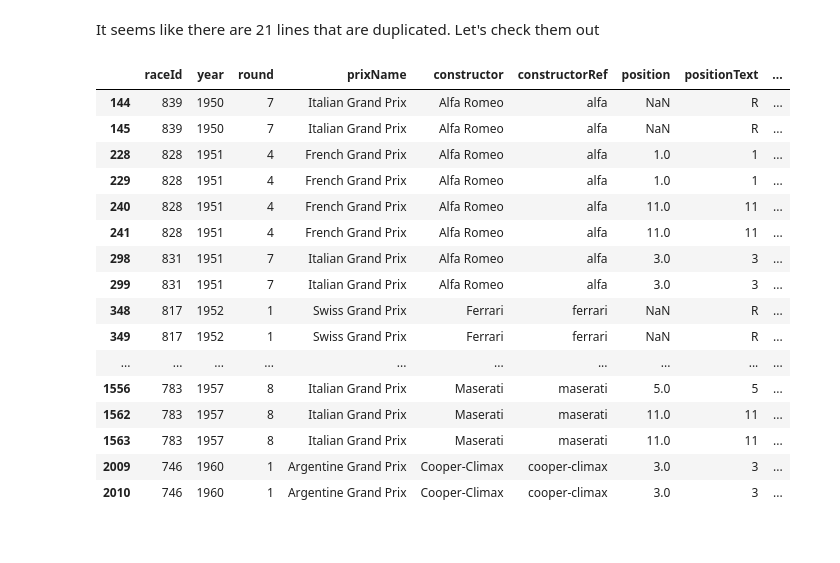
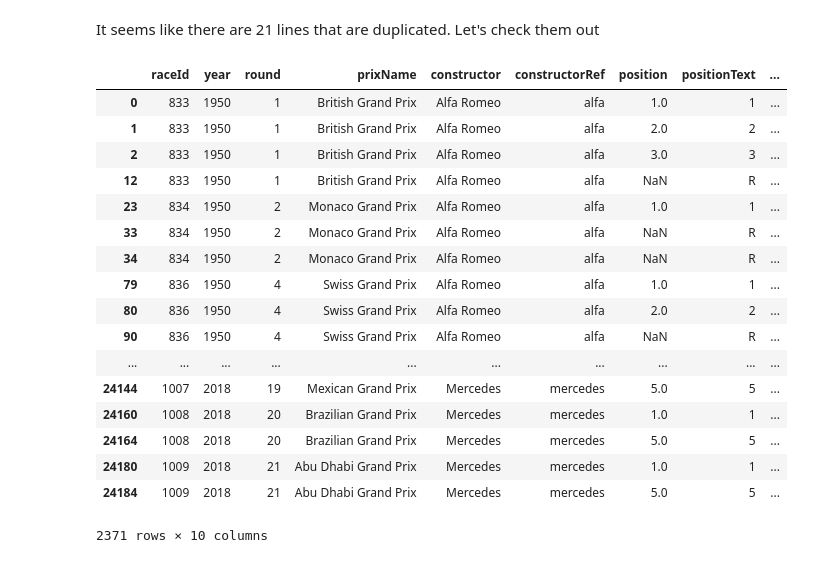
Before and after one commit to lennymd/formulaOne, a Jupyter notebook: analysis/notebooks/00-cleaning-data.ipynb, the cells around one changed output. Cells and saved outputs as stored; diff of their text form; code cells hidden in the pictures.

```diff
--- a/analysis/notebooks/00-cleaning-data.ipynb
+++ b/analysis/notebooks/00-cleaning-data.ipynb
@@ -553,23 +553,24 @@ It seems like there are 21 lines that are duplicated. Let's check them out
 a = master_slice_noDriver
 # %%
 a["Duplicate"] = a.duplicated(keep=False).map({True:'Yes', False:'No'})
-# %%
-b = a
-# %% [output]
-|  | raceId | year | round | prixName | constructor | constructorRef | position | positionText | ... |
-| 144 | 839 | 1950 | 7 | Italian Grand Prix | Alfa Romeo | alfa | NaN | R | ... |
-| 145 | 839 | 1950 | 7 | Italian Grand Prix | Alfa Romeo | alfa | NaN | R | ... |
-| 228 | 828 | 1951 | 4 | French Grand Prix | Alfa Romeo | alfa | 1.0 | 1 | ... |
-| 229 | 828 | 1951 | 4 | French Grand Prix | Alfa Romeo | alfa | 1.0 | 1 | ... |
-| 240 | 828 | 1951 | 4 | French Grand Prix | Alfa Romeo | alfa | 11.0 | 11 | ... |
-| 241 | 828 | 1951 | 4 | French Grand Prix | Alfa Romeo | alfa | 11.0 | 11 | ... |
-| 298 | 831 | 1951 | 7 | Italian Grand Prix | Alfa Romeo | alfa | 3.0 | 3 | ... |
-| 299 | 831 | 1951 | 7 | Italian Grand Prix | Alfa Romeo | alfa | 3.0 | 3 | ... |
-| 348 | 817 | 1952 | 1 | Swiss Grand Prix | Ferrari | ferrari | NaN | R | ... |
-| 349 | 817 | 1952 | 1 | Swiss Grand Prix | Ferrari | ferrari | NaN | R | ... |
-| ... | ... | ... | ... | ... | ... | ... | ... | ... | ... |
-| 1556 | 783 | 1957 | 8 | Italian Grand Prix | Maserati | maserati | 5.0 | 5 | ... |
-| 1562 | 783 | 1957 | 8 | Italian Grand Prix | Maserati | maserati | 11.0 | 11 | ... |
-| 1563 | 783 | 1957 | 8 | Italian Grand Prix | Maserati | maserati | 11.0 | 11 | ... |
-| 2009 | 746 | 1960 | 1 | Argentine Grand Prix | Cooper-Climax | cooper-climax | 3.0 | 3 | ... |
-| 2010 | 746 | 1960 | 1 | Argentine Grand Prix | Cooper-Climax | cooper-climax | 3.0 | 3 | ... |
+# %%
+a
+# %% [output]
+|  | raceId | year | round | prixName | constructor | constructorRef | position | positionText | ... |
+| 0 | 833 | 1950 | 1 | British Grand Prix | Alfa Romeo | alfa | 1.0 | 1 | ... |
+| 1 | 833 | 1950 | 1 | British Grand Prix | Alfa Romeo | alfa | 2.0 | 2 | ... |
+| 2 | 833 | 1950 | 1 | British Grand Prix | Alfa Romeo | alfa | 3.0 | 3 | ... |
+| 12 | 833 | 1950 | 1 | British Grand Prix | Alfa Romeo | alfa | NaN | R | ... |
+| 23 | 834 | 1950 | 2 | Monaco Grand Prix | Alfa Romeo | alfa | 1.0 | 1 | ... |
+| 33 | 834 | 1950 | 2 | Monaco Grand Prix | Alfa Romeo | alfa | NaN | R | ... |
+| 34 | 834 | 1950 | 2 | Monaco Grand Prix | Alfa Romeo | alfa | NaN | R | ... |
+| 79 | 836 | 1950 | 4 | Swiss Grand Prix | Alfa Romeo | alfa | 1.0 | 1 | ... |
+| 80 | 836 | 1950 | 4 | Swiss Grand Prix | Alfa Romeo | alfa | 2.0 | 2 | ... |
+| 90 | 836 | 1950 | 4 | Swiss Grand Prix | Alfa Romeo | alfa | NaN | R | ... |
+| ... | ... | ... | ... | ... | ... | ... | ... | ... | ... |
+| 24144 | 1007 | 2018 | 19 | Mexican Grand Prix | Mercedes | mercedes | 5.0 | 5 | ... |
+| 24160 | 1008 | 2018 | 20 | Brazilian Grand Prix | Mercedes | mercedes | 1.0 | 1 | ... |
+| 24164 | 1008 | 2018 | 20 | Brazilian Grand Prix | Mercedes | mercedes | 5.0 | 5 | ... |
+| 24180 | 1009 | 2018 | 21 | Abu Dhabi Grand Prix | Mercedes | mercedes | 1.0 | 1 | ... |
+| 24184 | 1009 | 2018 | 21 | Abu Dhabi Grand Prix | Mercedes | mercedes | 5.0 | 5 | ... |
+2371 rows × 10 columns
```
Also changed, not shown: parts of 2 cells of this notebook.
